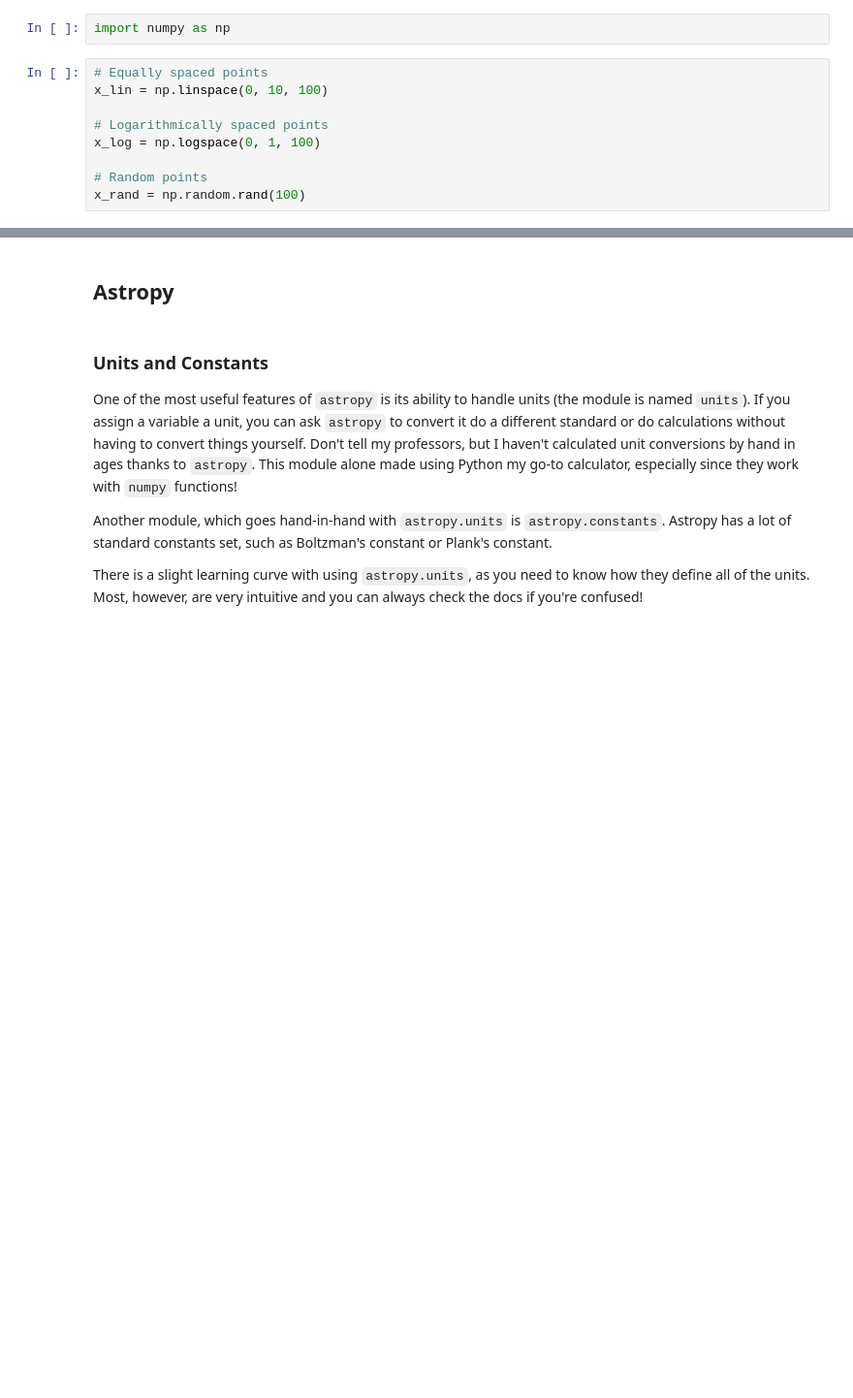
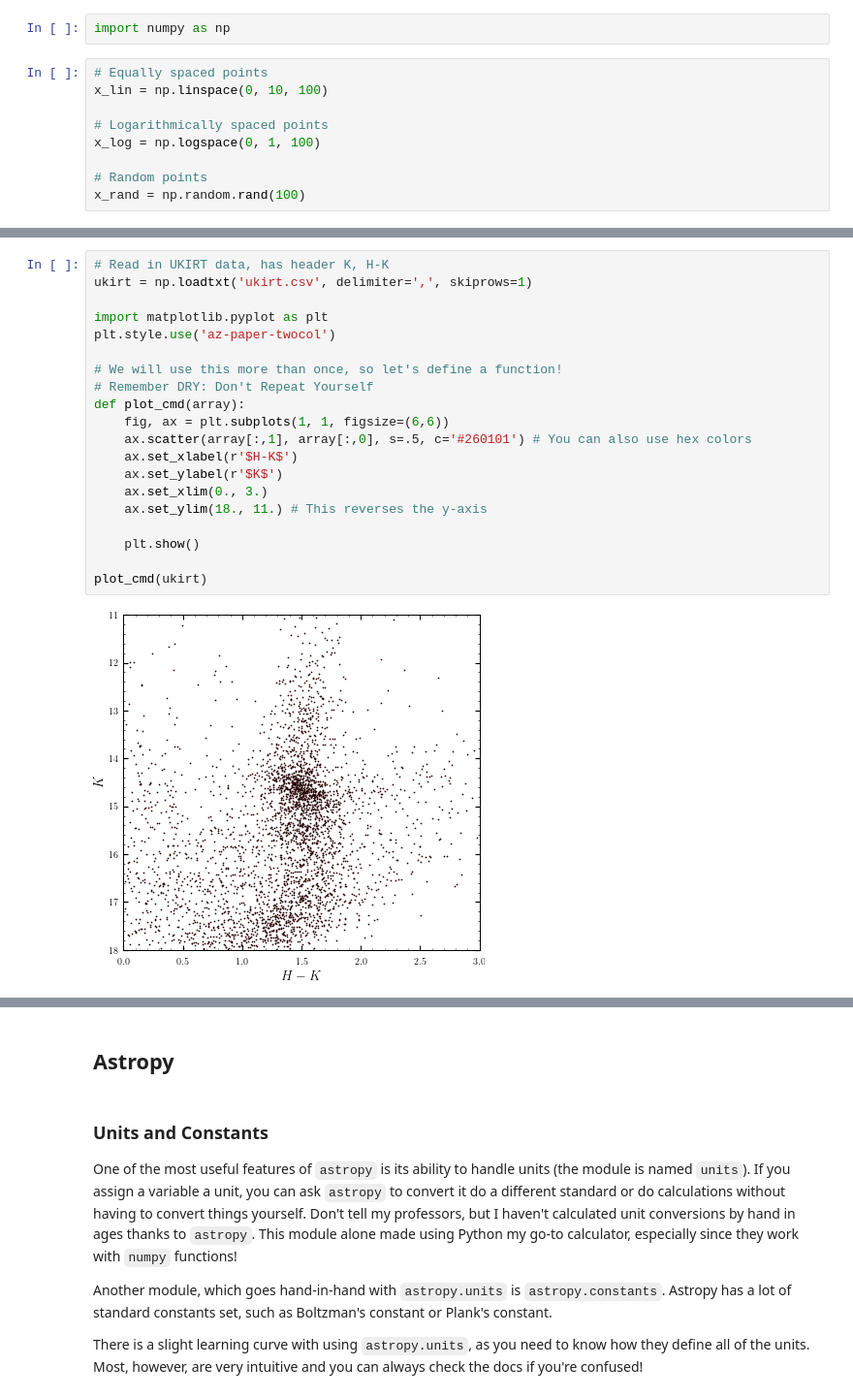
Before and after one commit to Shockblack/Python_Bootcamp, a Jupyter notebook: code/Session02/exercise03.ipynb, the cells around one changed output, grey strips where cells are left out. Shown: that part at 97% size. Drawn from its saved outputs; the diff is of its cells as text; blank space fills up the shorter version.

Commit message:
Exercise 2 and 3 updates
Exercise2:
- Modified markdown on saving a figure

Exercise3:
- Added a new file ukirt.csv
- Began numpy exercises

```diff
--- a/code/Session02/exercise03.ipynb
+++ b/code/Session02/exercise03.ipynb
@@ -19,0 +28,22 @@ x_rand = np.random.rand(100)
+# %%
+# Read in UKIRT data, has header K, H-K
+ukirt = np.loadtxt('ukirt.csv', delimiter=',', skiprows=1)
+
+import matplotlib.pyplot as plt
+plt.style.use('az-paper-twocol')
+
+# We will use this more than once, so let's define a function!
+# Remember DRY: Don't Repeat Yourself
+def plot_cmd(array):
+    fig, ax = plt.subplots(1, 1, figsize=(6,6))
+    ax.scatter(array[:,1], array[:,0], s=.5, c='#260101') # You can also use hex colors
+    ax.set_xlabel(r'$H-K$')
+    ax.set_ylabel(r'$K$')
+    ax.set_xlim(0., 3.)
+    ax.set_ylim(18., 11.) # This reverses the y-axis
+
+    plt.show()
+
+plot_cmd(ukirt)
+# %% [output]
+[figure, added]
```
Also changed, not shown: parts of 12 cells of this notebook, 2 other files.
